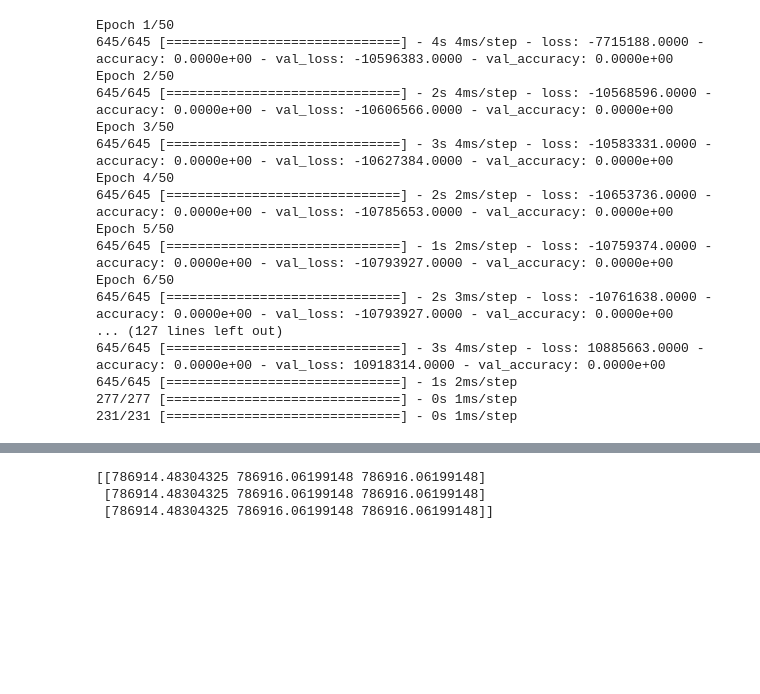
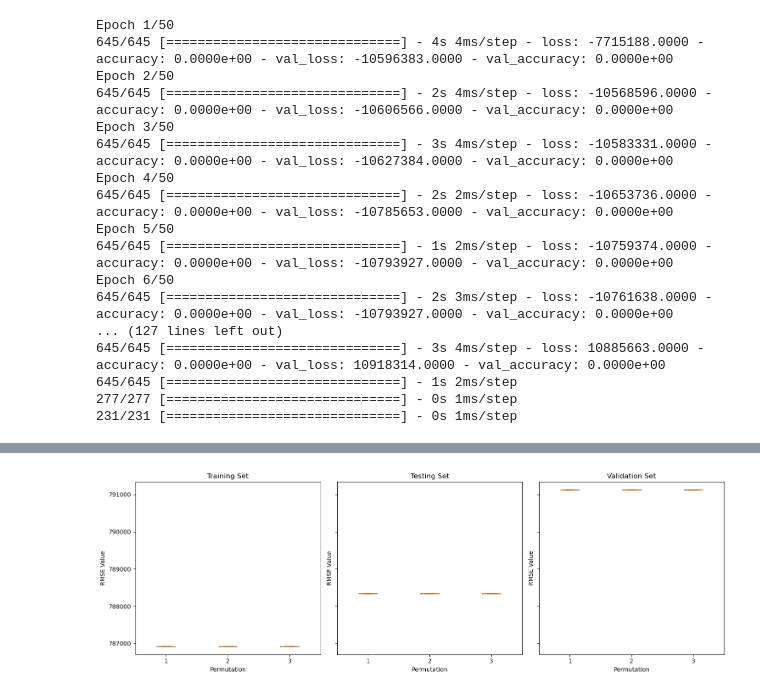
Before and after one commit to uselessOrange/PMLDS, a Jupyter notebook: proj/NN_tensorflow_temp.ipynb, the cells around one changed output, grey strips where cells are left out. Cells and saved outputs as stored; diff of their text form; code cells hidden in the pictures; blank space fills up the shorter version.

```diff
--- a/proj/NN_tensorflow_temp.ipynb
+++ b/proj/NN_tensorflow_temp.ipynb
@@ -250,0 +213,27 @@ plt.show()
+# %%
+count=0
+for permutation in range(permutations):
+    losses=[]
+    val_losses=[]
+    for iteration in range(num_iterations):
+
+
+        model=loaded_models[count]
+
+
+
+        y_predict_train = model.predict(X1_train1)
+        y_predict_val = model.predict(X1_validation)
+        y_predict_test = model.predict(X_test)
+
+
+
+
+        rmse_matrix[0,iteration,permutation]=np.sqrt(mean_squared_error(y1_train1, y_predict_train))
+        rmse_matrix[1,iteration,permutation]=np.sqrt(mean_squared_error(y1_validation, y_predict_val))
+        rmse_matrix[2,iteration,permutation]=np.sqrt(mean_squared_error(y_test, y_predict_test))
+        count=count+1
+'''
+loaded_models -> index from 0 to permutations*num_iterations-1
+where permutations*permutation+tieration = location
+ '''
@@ -276,6 +270,19 @@ plt.show()
-# %%
-print(rmse_matrix[0,:])
-# %% [output]
-[[786914.48304325 786916.06199148 786916.06199148]
- [786914.48304325 786916.06199148 786916.06199148]
- [786914.48304325 786916.06199148 786916.06199148]]
+# %%
+# Create subplots for each set (training, testing, validation)
+fig, axs = plt.subplots(1, 3, figsize=(15, 5), sharey=True)
+
+# Plot boxplots for each set (training, testing, validation)
+for i, set_name in enumerate(['Training', 'Testing', 'Validation']):
+    # Data for the current set
+    data = rmse_matrix[i]
+
+    # Plot boxplot for each permutation
+    axs[i].boxplot(data.T)
+    axs[i].set_title(f'{set_name} Set')
+    axs[i].set_xlabel('Permutation')
+    axs[i].set_ylabel('RMSE Value')
+
+plt.tight_layout()
+plt.show()
+# %% [output]
+[figure, added]
```
Also changed, not shown: parts of 11 cells of this notebook, 18 other files.
